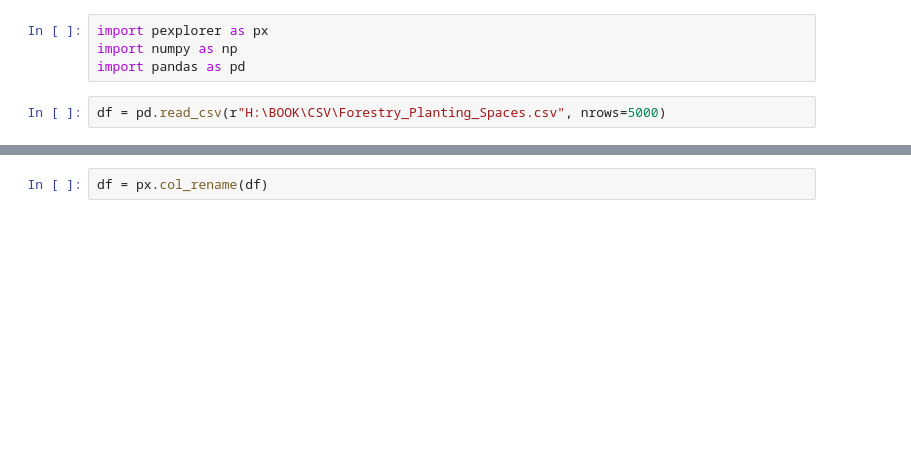
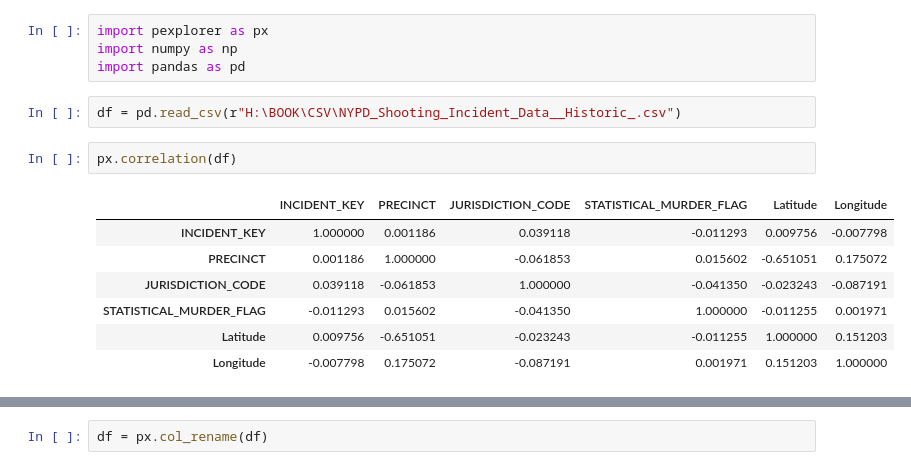
Before and after one commit to lep511/pexplorer, a Jupyter notebook: _pexplorer_test.ipynb, the cells around one changed output, grey strips where cells are left out. Drawn from its saved outputs; the diff is of its cells as text; blank space fills up the shorter version.

```diff
--- a/_pexplorer_test.ipynb
+++ b/_pexplorer_test.ipynb
@@ -3,7 +3,17 @@ import pexplorer as px
 import numpy as np
 import pandas as pd
 # %%
-df = pd.read_csv(r"H:\BOOK\CSV\Forestry_Planting_Spaces.csv", nrows=5000)
+df = pd.read_csv(r"H:\BOOK\CSV\NYPD_Shooting_Incident_Data__Historic_.csv")
+# %%
+px.correlation(df)
+# %% [output]
+|  | INCIDENT_KEY | PRECINCT | JURISDICTION_CODE | STATISTICAL_MURDER_FLAG | Latitude | Longitude |
+| INCIDENT_KEY | 1.000000 | 0.001186 | 0.039118 | -0.011293 | 0.009756 | -0.007798 |
+| PRECINCT | 0.001186 | 1.000000 | -0.061853 | 0.015602 | -0.651051 | 0.175072 |
+| JURISDICTION_CODE | 0.039118 | -0.061853 | 1.000000 | -0.041350 | -0.023243 | -0.087191 |
+| STATISTICAL_MURDER_FLAG | -0.011293 | 0.015602 | -0.041350 | 1.000000 | -0.011255 | 0.001971 |
+| Latitude | 0.009756 | -0.651051 | -0.023243 | -0.011255 | 1.000000 | 0.151203 |
+| Longitude | -0.007798 | 0.175072 | -0.087191 | 0.001971 | 0.151203 | 1.000000 |
 # %%
 px.check_df(df)
 # %% [output]
```
Also changed, not shown: parts of 7 cells of this notebook, 1 other file.
